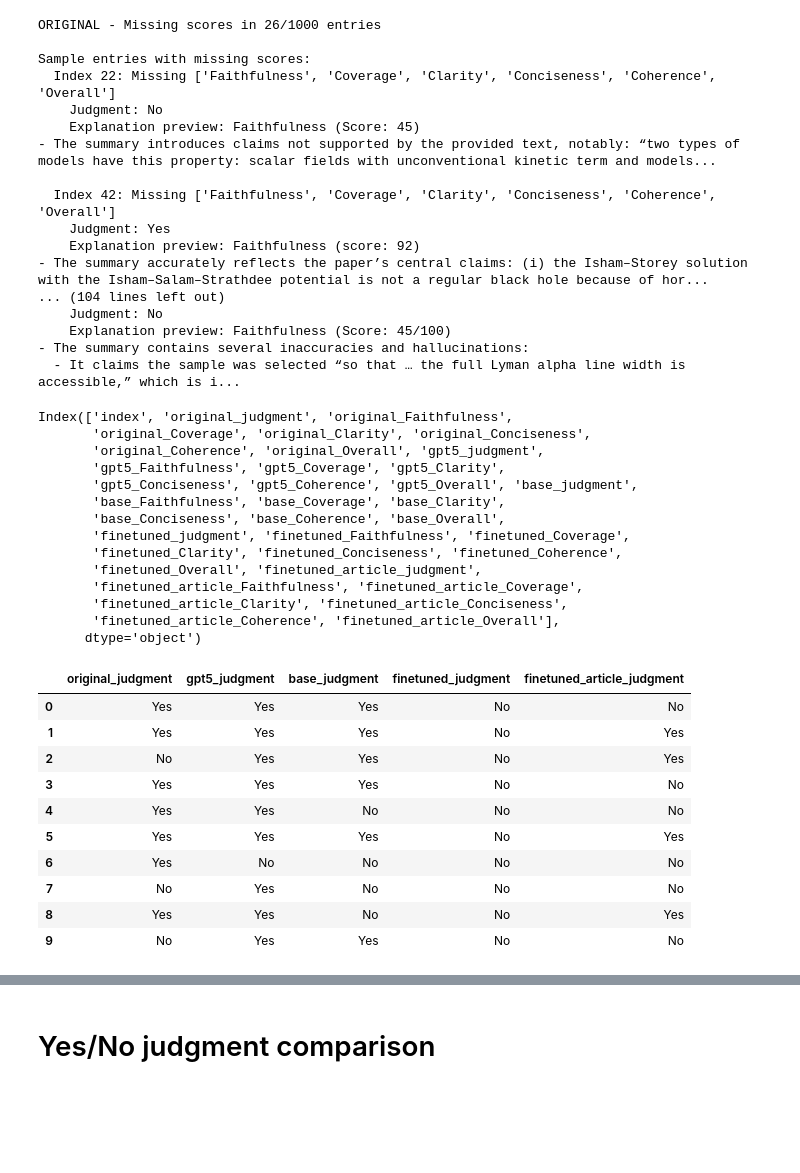
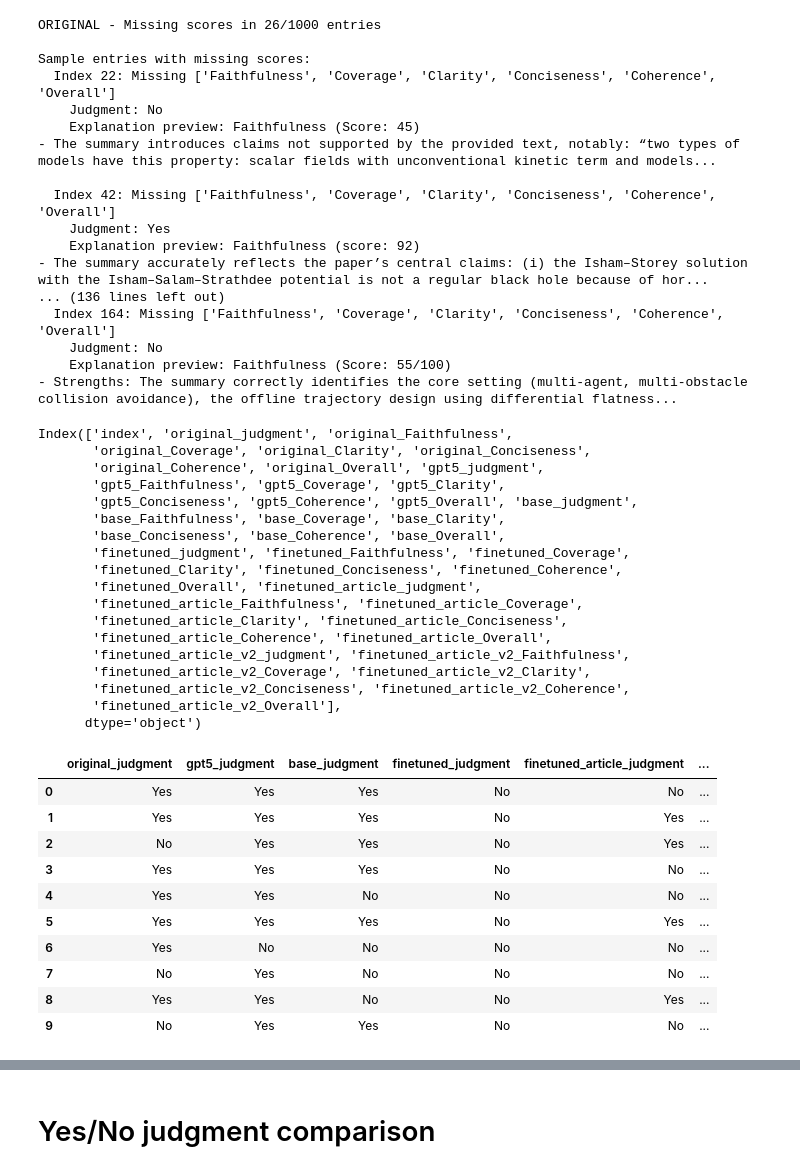
Before and after one commit to ryan-arman/lab, a Jupyter notebook: arxiv_abstract/notebooks/compare_eval.ipynb, the cells around one changed output, grey strips where cells are left out. Drawn from its saved outputs; the diff is of its cells as text; code cells hidden in the pictures; blank space fills up the shorter version.

```diff
--- a/arxiv_abstract/notebooks/compare_eval.ipynb
+++ b/arxiv_abstract/notebooks/compare_eval.ipynb
@@ -10,6 +10,8 @@ from scipy import stats
 
 # File paths
 # finetuned_eval = '/Users/ryanarman/code/lab/arxiv_abstract/data/fine_tuned_eval_qwen3_4b_test.jsonl'
+
+finetuned_article_v2_eval = '/Users/ryanarman/code/lab/arxiv_abstract/data/fine_tuned_eval_qwen3_4b_test_gpt5_instruct_article_lora_fixed_v2.jsonl'
 finetuned_article_eval = '/Users/ryanarman/code/lab/arxiv_abstract/data/fine_tuned_eval_qwen3_4b_test_gpt5_instruct_article_lora_fixed.jsonl'
 finetuned_eval = '/Users/ryanarman/code/lab/arxiv_abstract/data/fine_tuned_eval_qwen3_4b_test_gpt5_instruct_lora_fixed.jsonl'
 original_eval = '/Users/ryanarman/code/lab/arxiv_abstract/data/original_eval_qwen3_4b_test.jsonl'
@@ -101,12 +103,14 @@ gpt5_results = load_eval_results(gpt5_eval)
 base_results = load_eval_results(base_eval)
 finetuned_results = load_eval_results(finetuned_eval)
 finetuned_article_results = load_eval_results(finetuned_article_eval)
+finetuned_article_v2_results = load_eval_results(finetuned_article_v2_eval)
 
 print(f"Loaded {len(original_results)} original results")
 print(f"Loaded {len(gpt5_results)} gpt5 results")
 print(f"Loaded {len(base_results)} baseline results")
 print(f"Loaded {len(finetuned_results)} fine-tuned results")
 print(f"Loaded {len(finetuned_article_results)} fine-tuned article results")
+print(f"Loaded {len(finetuned_article_v2_results)} fine-tuned article v2 results")
 
 # Create comparison DataFrame
 def create_comparison_df(results_list, names):
@@ -127,10 +131,10 @@ def create_comparison_df(results_list, names):
 
     return pd.DataFrame(all_data)
 
-# Create comparison DataFrame - order: original, gpt5, baseline, finetuned, finetuned_article
+# Create comparison DataFrame - order: original, gpt5, baseline, finetuned, finetuned_article, finetuned_article_v2
 comparison_df = create_comparison_df(
-    [original_results, gpt5_results, base_results, finetuned_results, finetuned_article_results],
-    ['original', 'gpt5', 'base', 'finetuned', 'finetuned_article']
+    [original_results, gpt5_results, base_results, finetuned_results, finetuned_article_results, finetuned_article_v2_results],
+    ['original', 'gpt5', 'base', 'finetuned', 'finetuned_article', 'finetuned_article_v2']
 )
 
 print("\nComparison DataFrame created!")
@@ -188,8 +192,8 @@ def find_missing_scores(results_list, names):
                 print(f"    Explanation preview: {ex['explanation_preview']}...")
                 print()
 
-find_missing_scores([original_results, gpt5_results, base_results, finetuned_results, finetuned_article_results],
-                    ['original', 'gpt5', 'base', 'finetuned', 'finetuned_article'])
+find_missing_scores([original_results, gpt5_results, base_results, finetuned_results, finetuned_article_results, finetuned_article_v2_results],
+                    ['original', 'gpt5', 'base', 'finetuned', 'finetuned_article', 'finetuned_article_v2'])
 # %% [output]
 ORIGINAL - Missing scores in 26/1000 entries
 
@@ -203,11 +207,11 @@ Sample entries with missing scores:
     Judgment: Yes
     Explanation preview: Faithfulness (score: 92)
 - The summary accurately reflects the paper’s central claims: (i) the Isham–Storey solution with the Isham–Salam–Strathdee potential is not a regular black hole because of hor...
-... (104 lines left out)
+... (136 lines left out)
+  Index 164: Missing ['Faithfulness', 'Coverage', 'Clarity', 'Conciseness', 'Coherence', 'Overall']
     Judgment: No
-    Explanation preview: Faithfulness (Score: 45/100)
-- The summary contains several inaccuracies and hallucinations:
-  - It claims the sample was selected “so that … the full Lyman alpha line width is accessible,” which is i...
+    Explanation preview: Faithfulness (Score: 55/100)
+- Strengths: The summary correctly identifies the core setting (multi-agent, multi-obstacle collision avoidance), the offline trajectory design using differential flatness...
 # %%
 comparison_df.columns
 # %% [output]
@@ -223,20 +227,24 @@ Index(['index', 'original_judgment', 'original_Faithfulness',
        'finetuned_Overall', 'finetuned_article_judgment',
        'finetuned_article_Faithfulness', 'finetuned_article_Coverage',
        'finetuned_article_Clarity', 'finetuned_article_Conciseness',
-       'finetuned_article_Coherence', 'finetuned_article_Overall'],
+       'finetuned_article_Coherence', 'finetuned_article_Overall',
+       'finetuned_article_v2_judgment', 'finetuned_article_v2_Faithfulness',
+       'finetuned_article_v2_Coverage', 'finetuned_article_v2_Clarity',
+       'finetuned_article_v2_Conciseness', 'finetuned_article_v2_Coherence',
+       'finetuned_article_v2_Overall'],
       dtype='object')
 # %%
-comparison_df[['original_judgment', 'gpt5_judgment', 'base_judgment', 'finetuned_judgment', 'finetuned_article_judgment']].head(10)
+comparison_df[['original_judgment', 'gpt5_judgment', 'base_judgment', 'finetuned_judgment', 'finetuned_article_judgment', 'finetuned_article_v2_judgment']].head(10)
 # %% [output]
-|  | original_judgment | gpt5_judgment | base_judgment | finetuned_judgment | finetuned_article_judgment |
-| 0 | Yes | Yes | Yes | No | No |
-| 1 | Yes | Yes | Yes | No | Yes |
-| 2 | No | Yes | Yes | No | Yes |
-| 3 | Yes | Yes | Yes | No | No |
-| 4 | Yes | Yes | No | No | No |
-| 5 | Yes | Yes | Yes | No | Yes |
-| 6 | Yes | No | No | No | No |
-| 7 | No | Yes | No | No | No |
-| 8 | Yes | Yes | No | No | Yes |
-| 9 | No | Yes | Yes | No | No |
+|  | original_judgment | gpt5_judgment | base_judgment | finetuned_judgment | finetuned_article_judgment | ... |
+| 0 | Yes | Yes | Yes | No | No | ... |
+| 1 | Yes | Yes | Yes | No | Yes | ... |
+| 2 | No | Yes | Yes | No | Yes | ... |
+| 3 | Yes | Yes | Yes | No | No | ... |
+| 4 | Yes | Yes | No | No | No | ... |
+| 5 | Yes | Yes | Yes | No | Yes | ... |
+| 6 | Yes | No | No | No | No | ... |
+| 7 | No | Yes | No | No | No | ... |
+| 8 | Yes | Yes | No | No | Yes | ... |
+| 9 | No | Yes | Yes | No | No | ... |
 # %%
```
Also changed, not shown: parts of 8 cells of this notebook, 1 other file.
